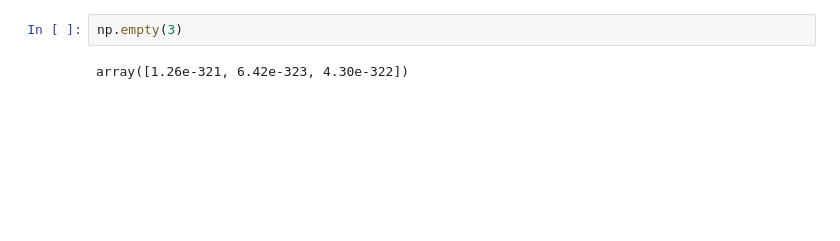
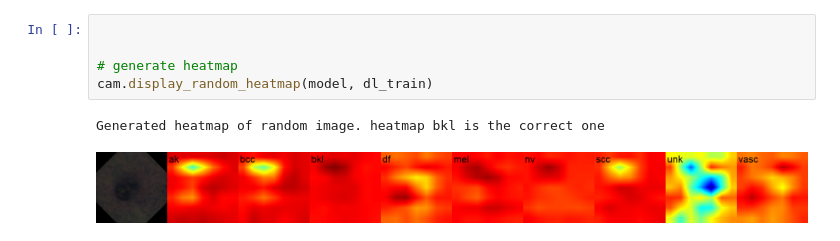
Before and after one commit to vorst4/TUE_5LSM0_g6, a Jupyter notebook: TUE_5LSM0_g6.ipynb, the cells around one changed output. Drawn from its saved outputs; the diff is of its cells as text; blank space fills up the shorter version.

```diff
--- a/TUE_5LSM0_g6.ipynb
+++ b/TUE_5LSM0_g6.ipynb
@@ -270,4 +354,8 @@ To https://github.com/vorst4/TUE_5LSM0_g6.git
-# %%
-np.empty(3)
-# %% [output]
-array([1.26e-321, 6.42e-323, 4.30e-322])
+# %%
+
+
+# generate heatmap
+cam.display_random_heatmap(model, dl_train)
+# %% [output]
+Generated heatmap of random image. heatmap bkl is the correct one
+[figure, added]
```
Also changed, not shown: parts of 6 cells of this notebook.
